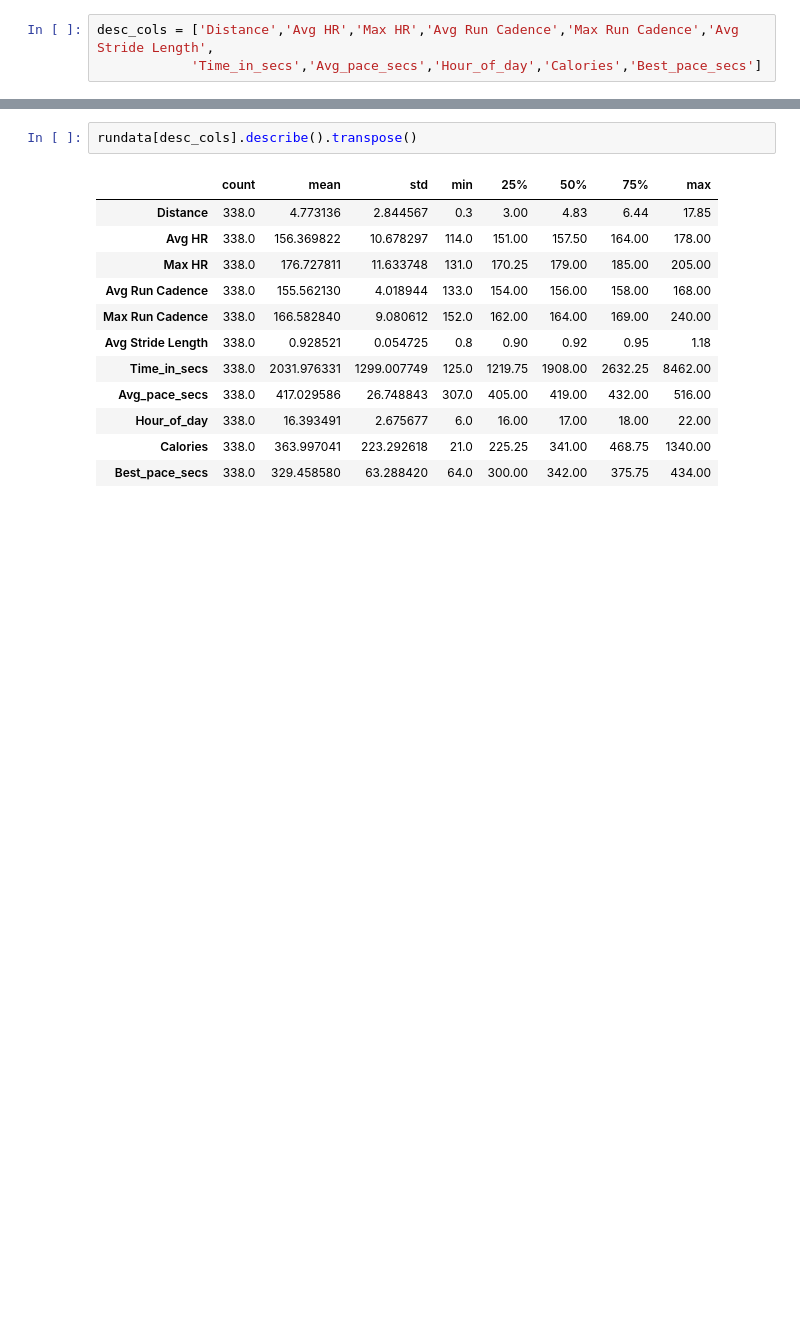
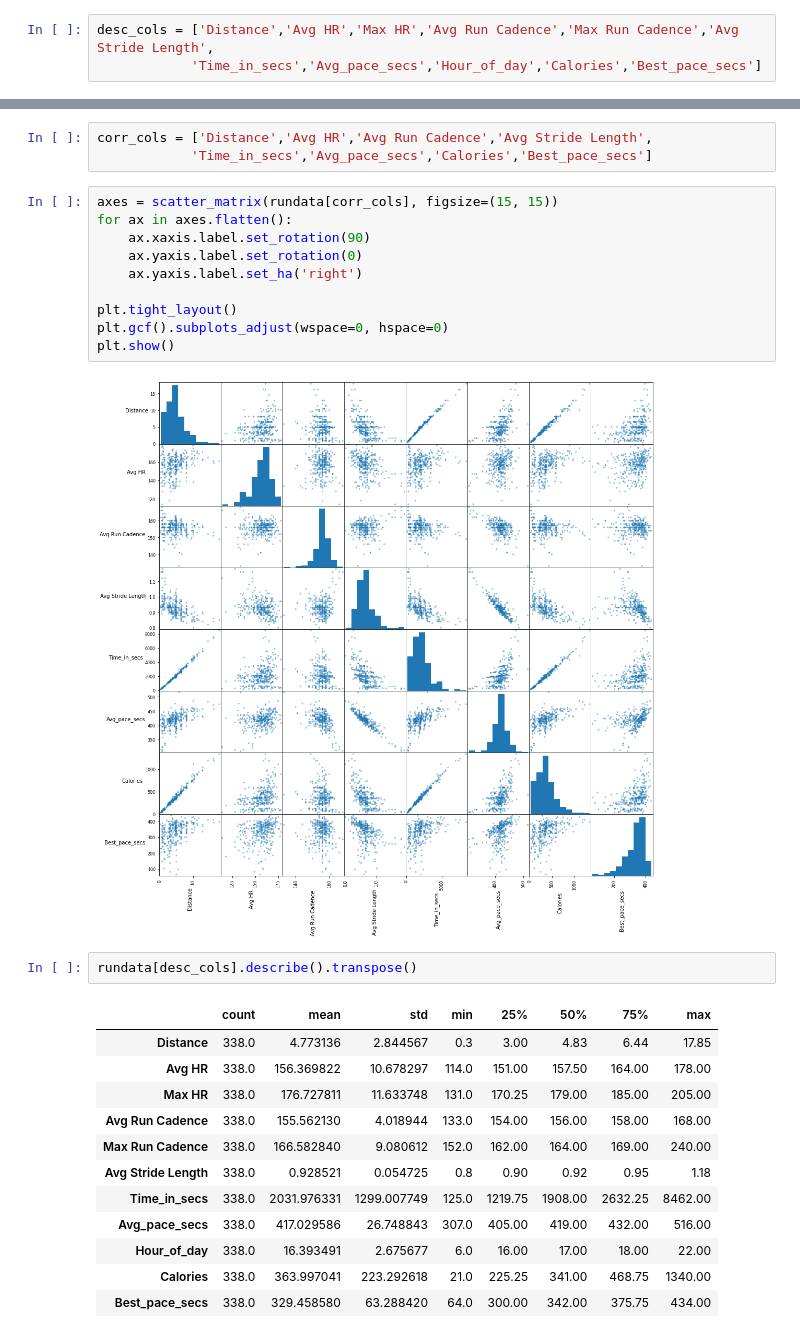
Before and after one commit to kauber/NewRunAnalyzer, a Jupyter notebook: Notebooks/RunAnalyze.ipynb, the cells around one changed output, grey strips where cells are left out. Drawn from its saved outputs; the diff is of its cells as text; blank space fills up the shorter version.

```diff
--- a/Notebooks/RunAnalyze.ipynb
+++ b/Notebooks/RunAnalyze.ipynb
@@ -175,3 +186,18 @@ desc_cols = ['Distance','Avg HR','Max HR','Avg Run Cadence','Max Run Cadence','A
+# %%
+corr_cols = ['Distance','Avg HR','Avg Run Cadence','Avg Stride Length',
+            'Time_in_secs','Avg_pace_secs','Calories','Best_pace_secs']
+# %%
+axes = scatter_matrix(rundata[corr_cols], figsize=(15, 15))
+for ax in axes.flatten():
+    ax.xaxis.label.set_rotation(90)
+    ax.yaxis.label.set_rotation(0)
+    ax.yaxis.label.set_ha('right')
+
+plt.tight_layout()
+plt.gcf().subplots_adjust(wspace=0, hspace=0)
+plt.show()
+# %% [output]
+[figure, added]
 # %%
 rundata[desc_cols].describe().transpose()
 # %% [output]
```
Also changed, not shown: parts of 13 cells of this notebook.
